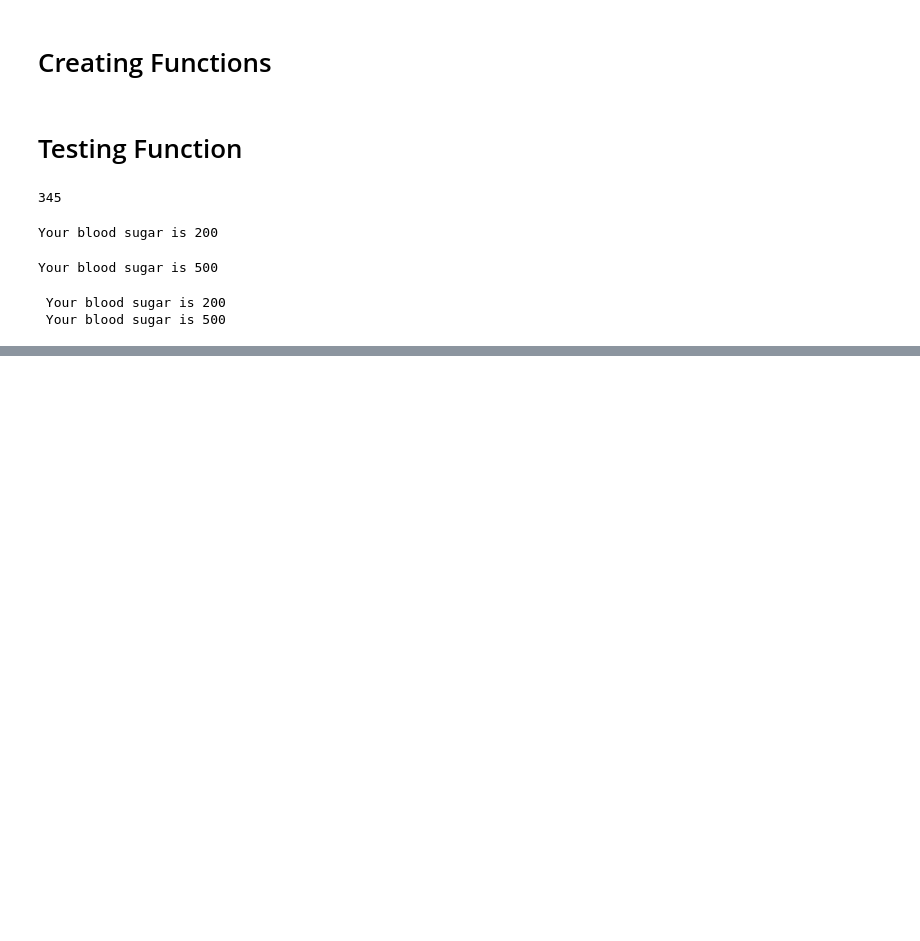
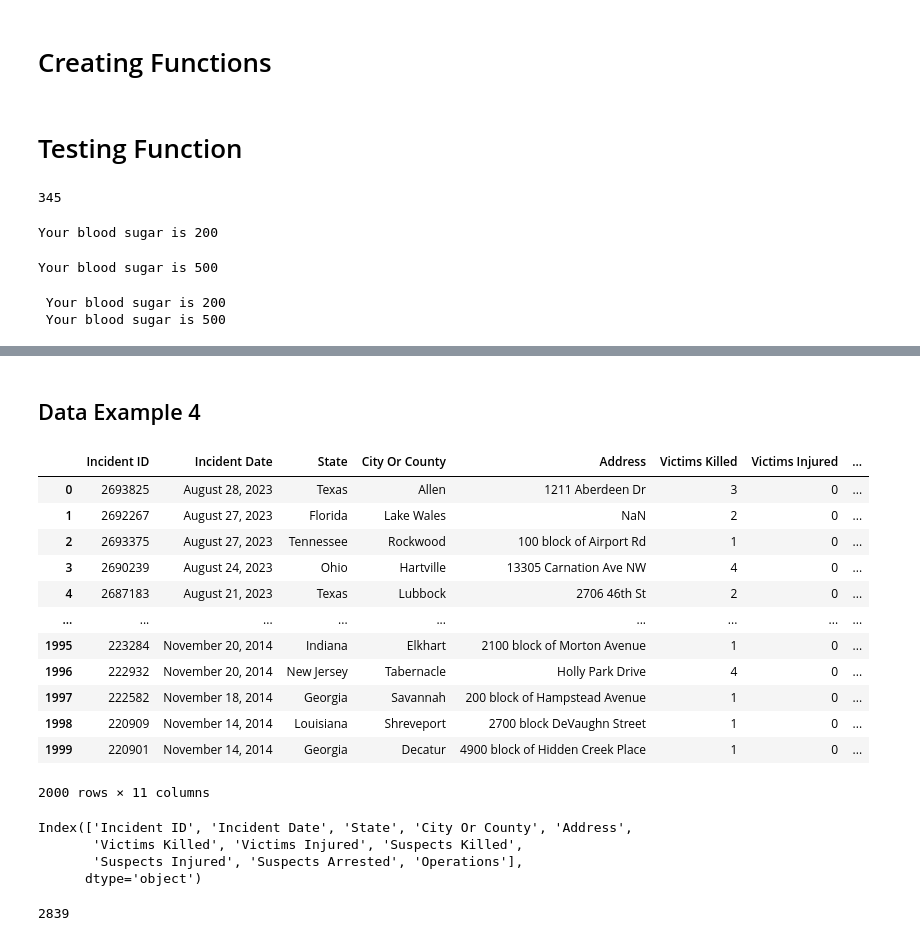
Before and after one commit to hantswilliams/google-colab, a Jupyter notebook: hha507class1.ipynb, the cells around one changed output, grey strips where cells are left out. Cells and saved outputs as stored; diff of their text form; code cells hidden in the pictures; blank space fills up the shorter version.

```diff
--- a/hha507class1.ipynb
+++ b/hha507class1.ipynb
@@ -44,0 +104,31 @@ print(f"\n {test2} \n {test3}")
+# %% [markdown]
+## Data Example 4
+# %%
+gun_df = pd.read_csv('children_deaths.csv')
+# %%
+gun_df
+# %% [output]
+|  | Incident ID | Incident Date | State | City Or County | Address | Victims Killed | Victims Injured | ... |
+| 0 | 2693825 | August 28, 2023 | Texas | Allen | 1211 Aberdeen Dr | 3 | 0 | ... |
+| 1 | 2692267 | August 27, 2023 | Florida | Lake Wales | NaN | 2 | 0 | ... |
+| 2 | 2693375 | August 27, 2023 | Tennessee | Rockwood | 100 block of Airport Rd | 1 | 0 | ... |
+| 3 | 2690239 | August 24, 2023 | Ohio | Hartville | 13305 Carnation Ave NW | 4 | 0 | ... |
+| 4 | 2687183 | August 21, 2023 | Texas | Lubbock | 2706 46th St | 2 | 0 | ... |
+| ... | ... | ... | ... | ... | ... | ... | ... | ... |
+| 1995 | 223284 | November 20, 2014 | Indiana | Elkhart | 2100 block of Morton Avenue | 1 | 0 | ... |
+| 1996 | 222932 | November 20, 2014 | New Jersey | Tabernacle | Holly Park Drive | 4 | 0 | ... |
+| 1997 | 222582 | November 18, 2014 | Georgia | Savannah | 200 block of Hampstead Avenue | 1 | 0 | ... |
+| 1998 | 220909 | November 14, 2014 | Louisiana | Shreveport | 2700 block DeVaughn Street | 1 | 0 | ... |
+| 1999 | 220901 | November 14, 2014 | Georgia | Decatur | 4900 block of Hidden Creek Place | 1 | 0 | ... |
+2000 rows × 11 columns
+# %%
+gun_df.columns
+# %% [output]
+Index(['Incident ID', 'Incident Date', 'State', 'City Or County', 'Address',
+       'Victims Killed', 'Victims Injured', 'Suspects Killed',
+       'Suspects Injured', 'Suspects Arrested', 'Operations'],
+      dtype='object')
+# %%
+gun_df['Victims Killed'].sum()
+# %% [output]
+2839
```
Also changed, not shown: parts of 9 cells of this notebook.
